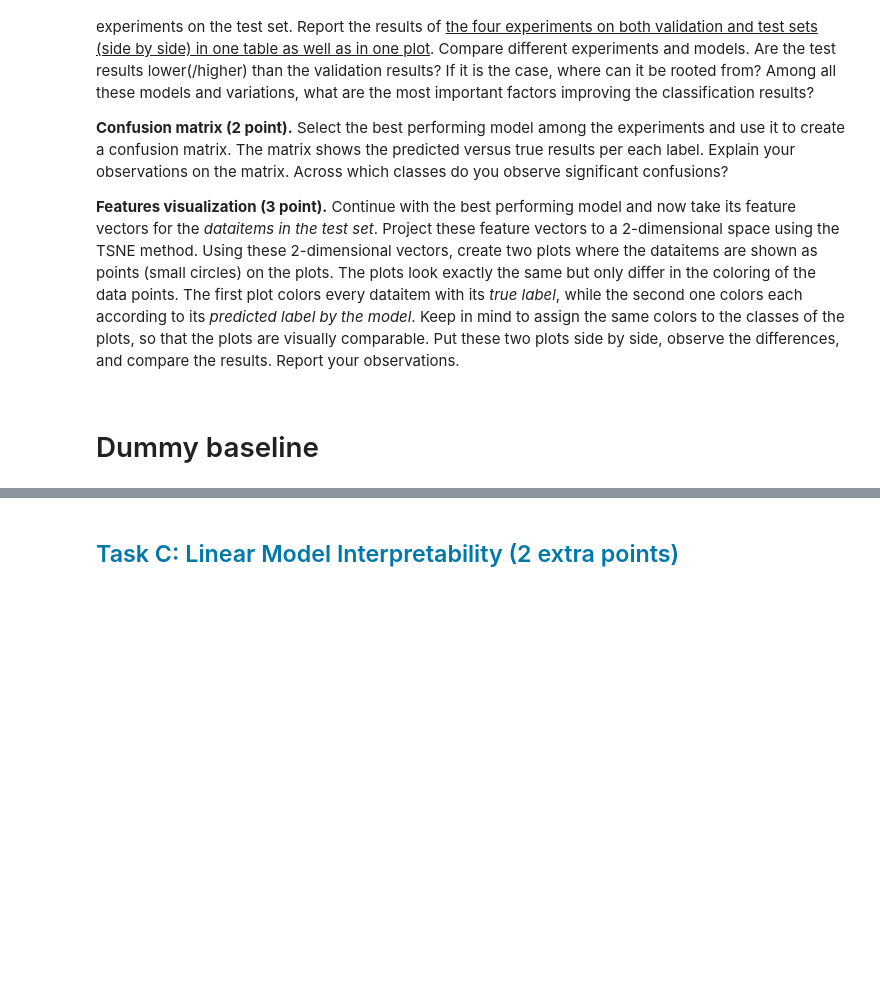
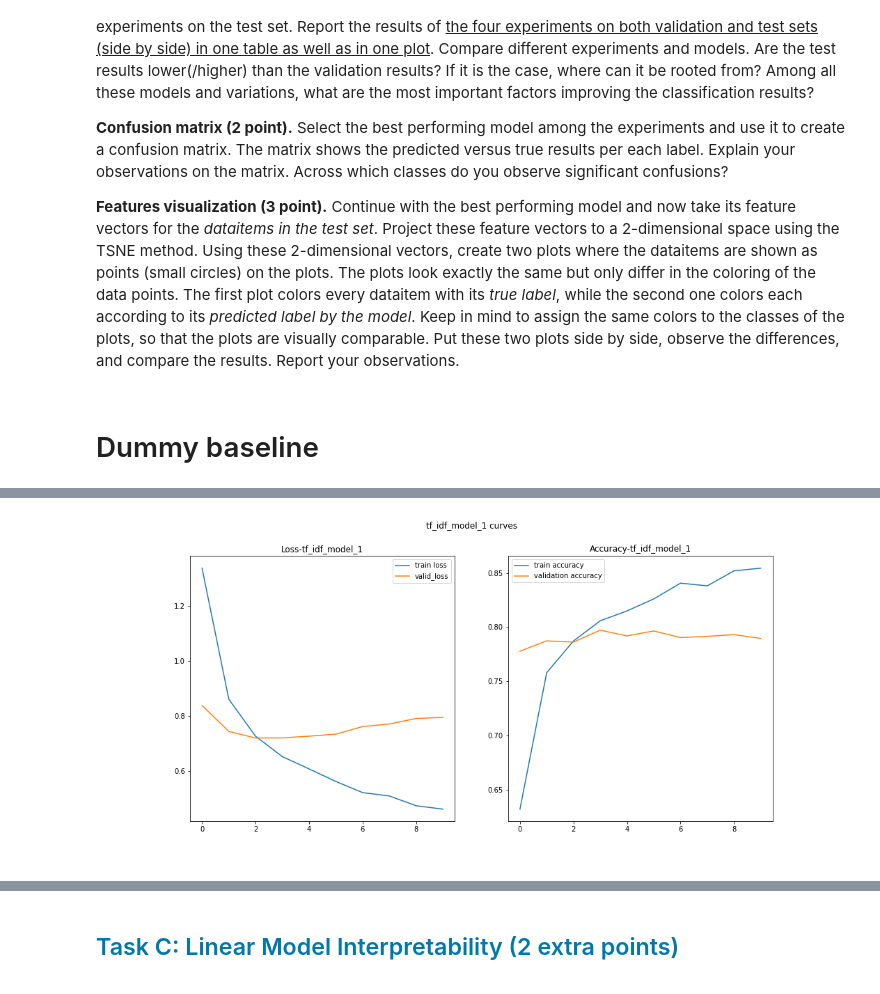
Before and after one commit to ozoin/NLP_Project, a Jupyter notebook: Assignment1.ipynb, the cells around one changed output, grey strips where cells are left out. Saved outputs shown, nothing was run; the diff lists cells and outputs as text; code cells hidden in the pictures; blank space fills up the shorter version.

```diff
--- a/Assignment1.ipynb
+++ b/Assignment1.ipynb
@@ -394,7 +450,7 @@ To evaluate the models, use <ins>accuracy</ins> as the metric throughout the tas
 # %%
 #Would be insightful to know the label distribution
 
-df_train_prepr['label_named'] = df_train_prepr['Label'].apply(lambda l: labels['Label'][l])
-
-df_train_prepr['label_named'].value_counts(ascending = True).plot.barh()
+labels_named = df_train_prepr['Label'].apply(lambda l: labels['Label'][l])
+print(labels_named)
+labels_named.value_counts(ascending = True).plot.barh()
 # %% [output]
@@ -433,0 +531,11 @@ Using the dummy baseline we get...
+# %%
+class WordDataset(Dataset):
+    def __init__(self, feature_set, labels):
+        self.feature_set = torch.tensor(feature_set, dtype=torch.float32)
+        self.labels = torch.tensor(labels, dtype=torch.long)
+
+    def __len__(self):
+        return len(self.labels)
+
+    def __getitem__(self, index):
+        return self.feature_set[index], self.labels[index]
@@ -433,0 +700,19 @@ Using the dummy baseline we get...
+# %%
+def get_loaded_model(model: nn.Module,
+                     state_dict_path: str):
+
+    "Upload saved state_dict(parameters) to previously defined torch model"
+
+    state_dict = torch.load(state_dict_path)
+    model.load_state_dict(state_dict)
+    return model
+
+
+def predict_sentence(model, feature):
+    feature = np.array(feature)
+    feature = torch.tensor(feature, dtype=torch.float32).unsqueeze(0)
+    with torch.no_grad():
+        pred = model(feature)
+        pred = F.softmax(pred, dim=1)
+        pred = torch.argmax(pred, dim=1)
+    return pred.item()
@@ -433,0 +789,5 @@ Using the dummy baseline we get...
+# %%
+tf_idf_best_model, tf_idf_best_model_stats =  choose_best_model(tf_idf_val,
+                                              tf_idf_train_loader,
+                                              tf_idf_valid_loader,
+                                             'tf_idf')
@@ -433,0 +833,4 @@ Using the dummy baseline we get...
+# %%
+Image.open(tf_idf_best_model_stats)
+# %% [output]
+[figure, added]
```
Also changed, not shown: parts of 28 cells of this notebook.
